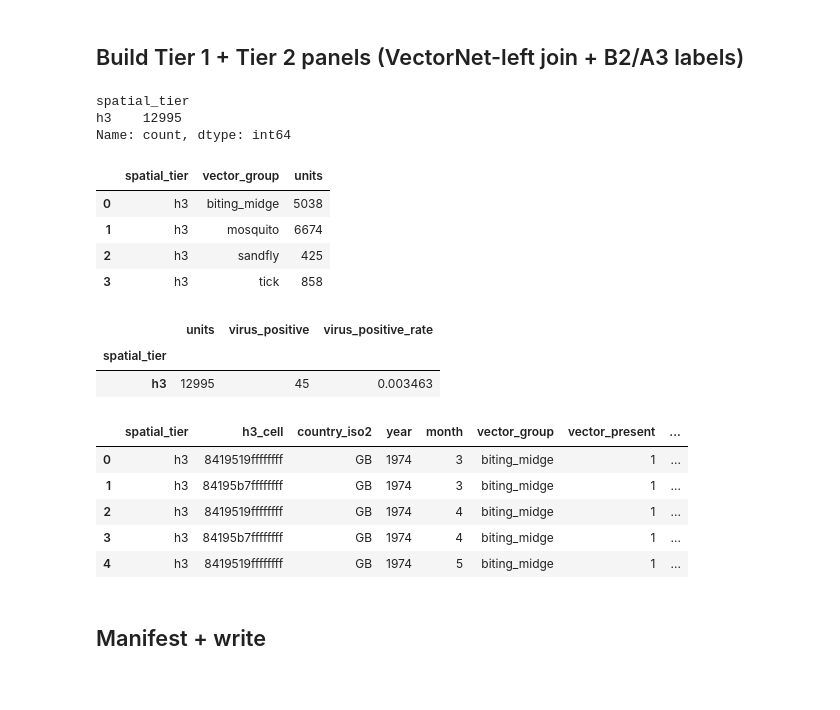
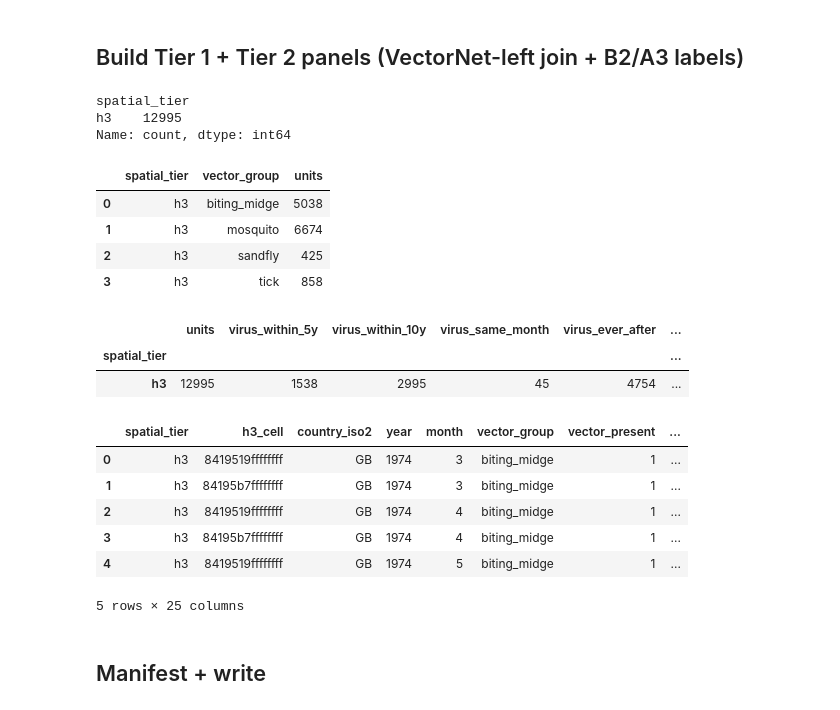
Before and after one commit to GustavoRusso/vector-guard, a Jupyter notebook: notebooks/01_sources/10_merge_modelling_panel.ipynb, the cells around one changed output. Cells and saved outputs as stored; diff of their text form; code cells hidden in the pictures.

Commit message:
Removed virus_detected from modelling panel. now use virus_within_5y as the primary target

```diff
--- a/notebooks/01_sources/10_merge_modelling_panel.ipynb
+++ b/notebooks/01_sources/10_merge_modelling_panel.ipynb
@@ -239,7 +239,6 @@ def attach_b2_virus_labels(
     empty = {
         "virus_within_5y": 0,
         "virus_within_10y": 0,
-        "virus_detected": 0,
         "virus_detection_count_within_5y": 0,
         "virus_detection_count_within_10y": 0,
         "virus_ever_before": 0,
@@ -329,7 +328,6 @@ def attach_b2_virus_labels(
     agg["years_since_last_virus_before"] = agg["_min_delta_before"] / 12.0
     # When no before/after events, min of all-NaN is NaN — keep as null
     agg = agg.drop(columns=["_min_delta_after", "_min_delta_before"])
-    agg["virus_detected"] = agg["virus_within_5y"]
 
     if not include_geo_shares:
         agg["share_virus_exact_coords"] = pd.NA
@@ -349,7 +347,6 @@ def attach_b2_virus_labels(
             "virus_detection_count_within_10y",
             "virus_source_n_sequence",
             "virus_source_n_outbreak",
-            "virus_detected",
         }:
             out[col] = out[col].fillna(val).astype(int)
 
@@ -392,7 +389,6 @@ column_order = [
     "first_vector_month",
     "virus_within_5y",
     "virus_within_10y",
-    "virus_detected",
     "virus_detection_count_within_5y",
     "virus_detection_count_within_10y",
     "virus_ever_before",
@@ -406,43 +402,44 @@ column_order = [
     "share_virus_subnational_centroid",
 ]
 panel = panel[column_order].sort_values(
     ["spatial_tier", "vector_group", "year", "month", "h3_cell", "country_iso2"],
     kind="mergesort",
 ).reset_index(drop=True)
 
 display(panel["spatial_tier"].value_counts())
 display(panel.groupby(["spatial_tier", "vector_group"]).size().rename("units").reset_index())
 display(
     panel.groupby("spatial_tier")
     .agg(
         units=("vector_present", "size"),
         virus_within_5y=("virus_within_5y", "sum"),
         virus_within_10y=("virus_within_10y", "sum"),
         virus_same_month=("virus_same_month", "sum"),
         virus_ever_after=("virus_ever_after", "sum"),
         virus_ever_before=("virus_ever_before", "sum"),
-        virus_positive_rate_5y=("virus_detected", "mean"),
+        virus_positive_rate_5y=("virus_within_5y", "mean"),
     )
 )
 panel.head()
 # %% [output]
 spatial_tier
 h3    12995
 Name: count, dtype: int64
 |  | spatial_tier | vector_group | units |
 | 0 | h3 | biting_midge | 5038 |
 | 1 | h3 | mosquito | 6674 |
 | 2 | h3 | sandfly | 425 |
 | 3 | h3 | tick | 858 |
-|  | units | virus_positive | virus_positive_rate |
-| spatial_tier |  |  |  |
-| h3 | 12995 | 45 | 0.003463 |
+|  | units | virus_within_5y | virus_within_10y | virus_same_month | virus_ever_after | ... |
+| spatial_tier |  |  |  |  |  | ... |
+| h3 | 12995 | 1538 | 2995 | 45 | 4754 | ... |
 |  | spatial_tier | h3_cell | country_iso2 | year | month | vector_group | vector_present | ... |
 | 0 | h3 | 8419519ffffffff | GB | 1974 | 3 | biting_midge | 1 | ... |
 | 1 | h3 | 84195b7ffffffff | GB | 1974 | 3 | biting_midge | 1 | ... |
 | 2 | h3 | 8419519ffffffff | GB | 1974 | 4 | biting_midge | 1 | ... |
 | 3 | h3 | 84195b7ffffffff | GB | 1974 | 4 | biting_midge | 1 | ... |
 | 4 | h3 | 8419519ffffffff | GB | 1974 | 5 | biting_midge | 1 | ... |
+5 rows × 25 columns
 # %% [markdown]
 ## Manifest + write
 # %%
```
Also changed, not shown: parts of 2 cells of this notebook, 6 other files.
